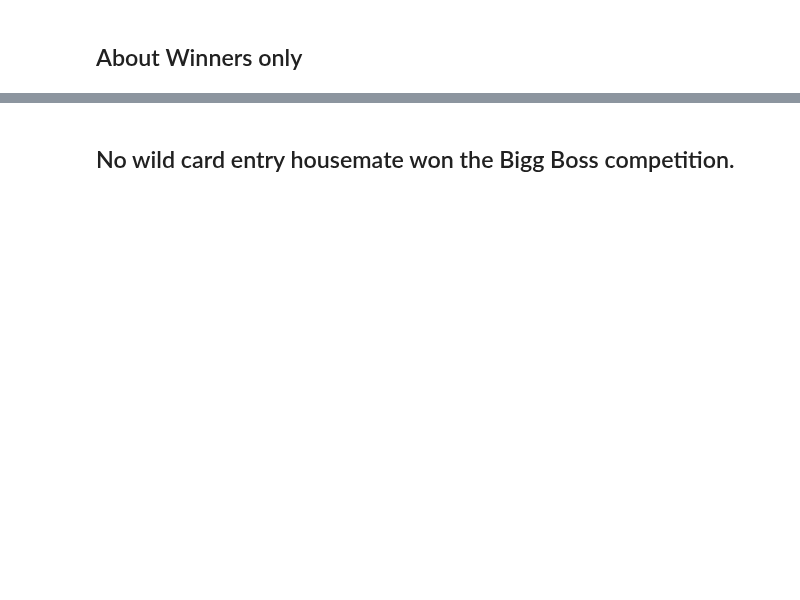
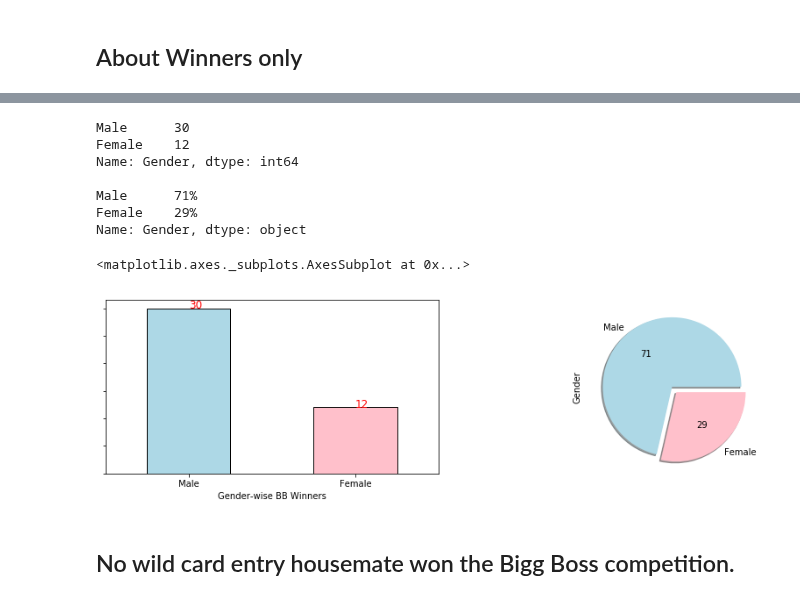
Before and after one commit to satya-thirumani/bigg-boss-data-set, a Jupyter notebook: BiggBoss Hindi Telugu Tamil Kannada Marathi Bangla Malayalam.ipynb, the cells around one changed output, grey strips where cells are left out. Drawn from its saved outputs; the diff is of its cells as text; code cells hidden in the pictures; blank space fills up the shorter version.

```diff
--- a/BiggBoss Hindi Telugu Tamil Kannada Marathi Bangla Malayalam.ipynb
+++ b/BiggBoss Hindi Telugu Tamil Kannada Marathi Bangla Malayalam.ipynb
@@ -191,11 +561,31 @@ bigg_boss.loc[bigg_boss.Winner==1,'Profession'].value_counts()
 # %%
 # Gender of Season title Winners
-print(bigg_boss.loc[bigg_boss.Winner==1,'Gender'].value_counts(),'\n')
+print(bigg_boss.loc[bigg_boss.Winner==1, 'Gender'].value_counts(),'\n')
 
 # In percentage
-print(round(bigg_boss.loc[bigg_boss.Winner==1,'Gender'].value_counts(normalize=True)*100).astype(str).str.replace('.0', '%'))
+print(round(bigg_boss.loc[bigg_boss.Winner==1, 'Gender'].value_counts(normalize=True)*100).astype(str).str.replace('.0', '%'))
 
-sns.countplot(data = bigg_boss.loc[bigg_boss.Winner==1], x = 'Gender')
+plt.figure(figsize=(15,8))
+ax1=plt.subplot(221)
+bigg_boss.loc[bigg_boss.Winner==1, 'Gender'].value_counts().plot(kind='bar',color=["lightblue","pink"],ec="k")
+plt.xlabel("Gender-wise BB Winners")
+plt.xticks(rotation=0)
+plt.setp(ax1.get_yticklabels(), visible=False)
+for x,y in enumerate(bigg_boss.loc[bigg_boss.Winner==1, 'Gender'].value_counts()):
+    plt.annotate(y,(x,y),fontsize=12,color="Red")
+
+ax2=plt.subplot(222)
+bigg_boss.loc[bigg_boss.Winner==1, 'Gender'].value_counts().plot(kind='pie',autopct='%.0f',explode = (0,0.10),colors=["lightblue","pink"],shadow=True)
+# %% [output]
+Male      30
+Female    12
+Name: Gender, dtype: int64
+
+Male      71%
+Female    29%
+Name: Gender, dtype: object
+<matplotlib.axes._subplots.AxesSubplot at 0x...>
+[figure, added]
 # %% [markdown]
 ## No wild card entry housemate won the Bigg Boss competition.
 # %%
```
Also changed, not shown: parts of 58 cells of this notebook.
